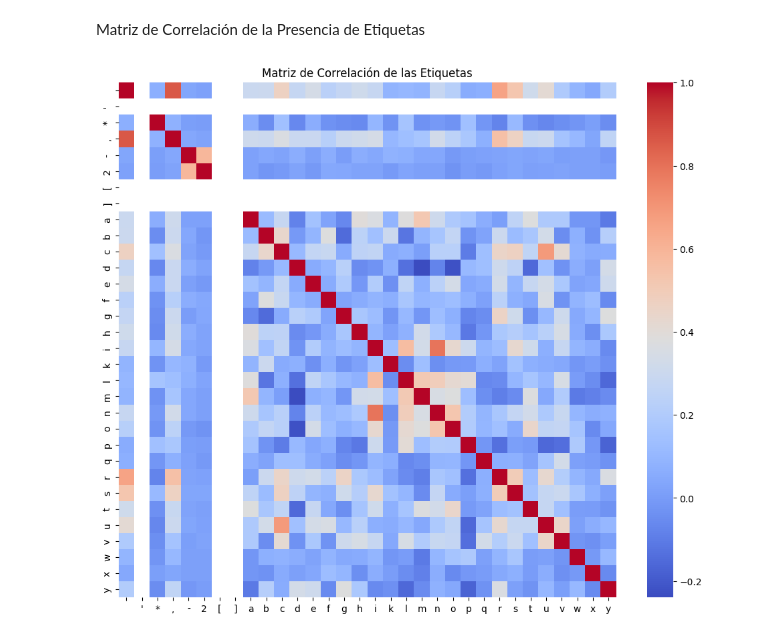
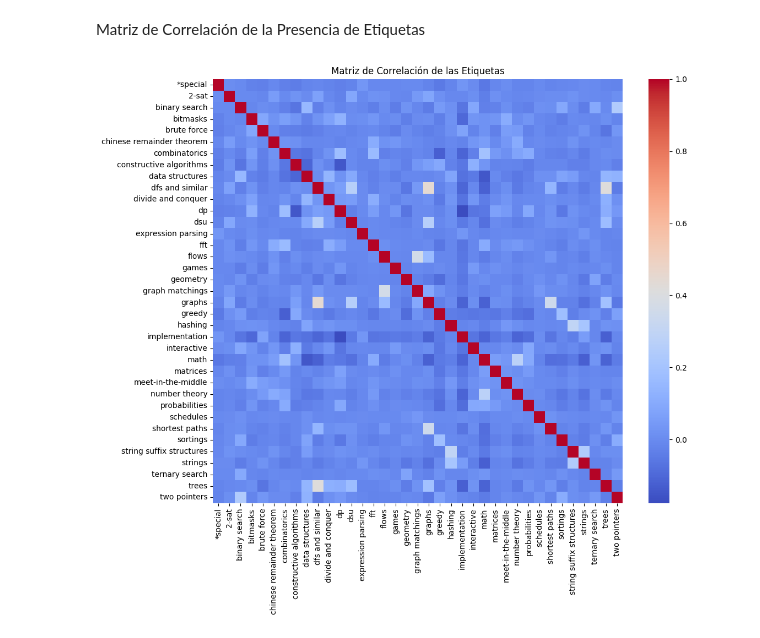
Before and after one commit to ARJ-Code/codeforce-tag-predictor, a Jupyter notebook: src/explore-data.ipynb, the cells around one changed output. Saved outputs shown, nothing was run; the diff lists cells and outputs as text; code cells hidden in the pictures.

Commit message:
fix correlation matrix

```diff
--- a/src/explore-data.ipynb
+++ b/src/explore-data.ipynb
@@ -134,14 +134,14 @@ plt.show()
 Matriz de Correlación de la Presencia de Etiquetas
 # %%
 mlb = MultiLabelBinarizer()
-tag_matrix = mlb.fit_transform(df['tags'])
+tag_matrix = mlb.fit_transform(df['tags'].apply(ast.literal_eval))
 
 # Matriz de correlación de la presencia de etiquetas
 tag_correlation = pd.DataFrame(tag_matrix, columns=mlb.classes_).corr()
 
 plt.figure(figsize=(12, 10))
 sns.heatmap(tag_correlation, cmap='coolwarm', annot=False)
 plt.title('Matriz de Correlación de las Etiquetas')
 plt.show()
 # %% [output]
-[figure, old version]
+[figure, new version]
```
